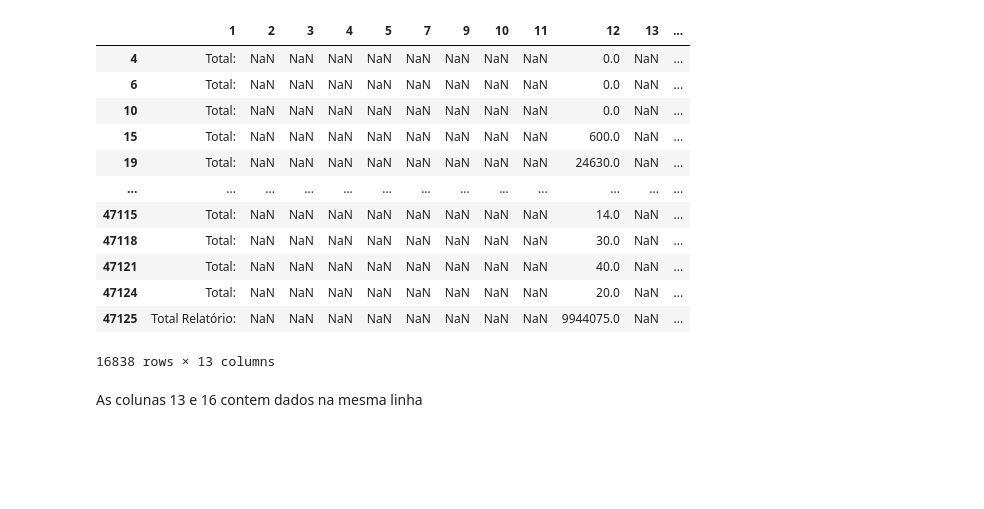
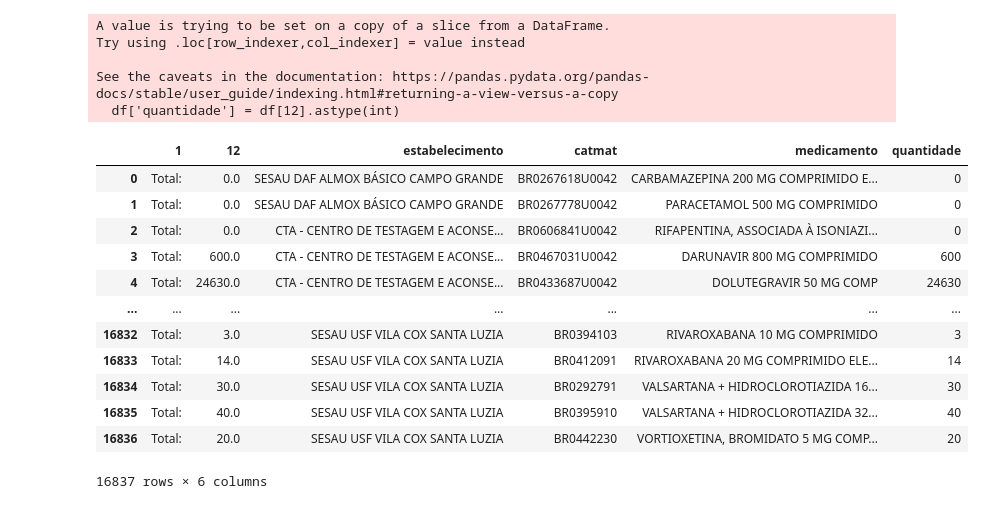
Before and after one commit to WilsonRomao/site_achei, a Jupyter notebook: backend/notebooks/analise_relatorio_geral.ipynb, the cells around one changed output. Cells and saved outputs as stored; diff of their text form; code cells hidden in the pictures; blank space fills up the shorter version.

Commit message:
aplicando nova forma para limpeza dos dados

```diff
--- a/backend/notebooks/analise_relatorio_geral.ipynb
+++ b/backend/notebooks/analise_relatorio_geral.ipynb
@@ -135,6 +169,6 @@ df.head()
 # %%
-# Dropar linhas completamente vazias
-df.dropna(how='all', inplace=True)
+# Dropar linhas que contêm "Estabelecimento" na coluna 1
+df = df[~df[1].str.contains('Estabelecimento', case=True, na=False, regex=True)]
 df.reset_index(drop=True, inplace=True)
-df.head()
+df
 # %% [output]
@@ -150,0 +188,5 @@ A coluna 12 contém a quantidade total por medicamento e na ultima a quantidade
+# %%
+# criar mais duas colunas: "catmat" e 'medicamento' para armazenar as informações correspondentes da coluna 1 que começam com BR, dividindo a string da coluna 1 em duas partes: a parte que começa com "BR" e a parte que vem depois de do primeiro espaço em branco após "BR"
+df["catmat"] = df[1].str.extract(r'(BR\S*)').copy()
+df["medicamento"] = df[1].str.extract(r'BR\S*\s(.*)').copy()
+df
@@ -150,0 +217,5 @@ A coluna 12 contém a quantidade total por medicamento e na ultima a quantidade
+# %%
+#preencier os valores nulos da coluna "catmat" com o valor correspondente ao valor da linha não nula anterior da coluna "catmat" e o mesmo para a coluna "medicamento"
+df["catmat"] = df["catmat"].ffill()
+df["medicamento"] = df["medicamento"].ffill()
+df
@@ -150,0 +246,5 @@ A coluna 12 contém a quantidade total por medicamento e na ultima a quantidade
+# %%
+# Drop(remover) todas as linhas que começem com "BR" na coluna 1
+df.drop(df[df[1].str.startswith('BR', na=False)].index, inplace=True)
+df.reset_index(drop=True, inplace=True)
+df
@@ -151,18 +269,22 @@ A coluna 12 contém a quantidade total por medicamento e na ultima a quantidade
 # %%
-df[df[12].notna()]
+df['quantidade'] = df[12].astype(int)
+df
 # %% [output]
+A value is trying to be set on a copy of a slice from a DataFrame.
+Try using .loc[row_indexer,col_indexer] = value instead
+
+See the caveats in the documentation: https://pandas.pydata.org/pandas-docs/stable/user_guide/indexing.html#returning-a-view-versus-a-copy
+  df['quantidade'] = df[12].astype(int)
-|  | 1 | 2 | 3 | 4 | 5 | 7 | 9 | 10 | 11 | 12 | 13 | ... |
-| 4 | Total: | NaN | NaN | NaN | NaN | NaN | NaN | NaN | NaN | 0.0 | NaN | ... |
-| 6 | Total: | NaN | NaN | NaN | NaN | NaN | NaN | NaN | NaN | 0.0 | NaN | ... |
-| 10 | Total: | NaN | NaN | NaN | NaN | NaN | NaN | NaN | NaN | 0.0 | NaN | ... |
-| 15 | Total: | NaN | NaN | NaN | NaN | NaN | NaN | NaN | NaN | 600.0 | NaN | ... |
-| 19 | Total: | NaN | NaN | NaN | NaN | NaN | NaN | NaN | NaN | 24630.0 | NaN | ... |
-| ... | ... | ... | ... | ... | ... | ... | ... | ... | ... | ... | ... | ... |
-| 47115 | Total: | NaN | NaN | NaN | NaN | NaN | NaN | NaN | NaN | 14.0 | NaN | ... |
-| 47118 | Total: | NaN | NaN | NaN | NaN | NaN | NaN | NaN | NaN | 30.0 | NaN | ... |
-| 47121 | Total: | NaN | NaN | NaN | NaN | NaN | NaN | NaN | NaN | 40.0 | NaN | ... |
-| 47124 | Total: | NaN | NaN | NaN | NaN | NaN | NaN | NaN | NaN | 20.0 | NaN | ... |
-| 47125 | Total Relatório: | NaN | NaN | NaN | NaN | NaN | NaN | NaN | NaN | 9944075.0 | NaN | ... |
+|  | 1 | 12 | estabelecimento | catmat | medicamento | quantidade |
+| 0 | Total: | 0.0 | SESAU DAF ALMOX BÁSICO CAMPO GRANDE | BR0267618U0042 | CARBAMAZEPINA 200 MG COMPRIMIDO E... | 0 |
+| 1 | Total: | 0.0 | SESAU DAF ALMOX BÁSICO CAMPO GRANDE | BR0267778U0042 | PARACETAMOL 500 MG COMPRIMIDO | 0 |
+| 2 | Total: | 0.0 | CTA - CENTRO DE TESTAGEM E ACONSE... | BR0606841U0042 | RIFAPENTINA, ASSOCIADA À ISONIAZI... | 0 |
+| 3 | Total: | 600.0 | CTA - CENTRO DE TESTAGEM E ACONSE... | BR0467031U0042 | DARUNAVIR 800 MG COMPRIMIDO | 600 |
+| 4 | Total: | 24630.0 | CTA - CENTRO DE TESTAGEM E ACONSE... | BR0433687U0042 | DOLUTEGRAVIR 50 MG COMP | 24630 |
+| ... | ... | ... | ... | ... | ... | ... |
+| 16832 | Total: | 3.0 | SESAU USF VILA COX SANTA LUZIA | BR0394103 | RIVAROXABANA 10 MG COMPRIMIDO | 3 |
+| 16833 | Total: | 14.0 | SESAU USF VILA COX SANTA LUZIA | BR0412091 | RIVAROXABANA 20 MG COMPRIMIDO ELE... | 14 |
+| 16834 | Total: | 30.0 | SESAU USF VILA COX SANTA LUZIA | BR0292791 | VALSARTANA + HIDROCLOROTIAZIDA 16... | 30 |
+| 16835 | Total: | 40.0 | SESAU USF VILA COX SANTA LUZIA | BR0395910 | VALSARTANA + HIDROCLOROTIAZIDA 32... | 40 |
+| 16836 | Total: | 20.0 | SESAU USF VILA COX SANTA LUZIA | BR0442230 | VORTIOXETINA, BROMIDATO 5 MG COMP... | 20 |
-16838 rows × 13 columns
+16837 rows × 6 columns
-# %% [markdown]
-As colunas 13 e 16 contem dados na mesma linha
```
Also changed, not shown: parts of 53 cells of this notebook, 6 other files.
